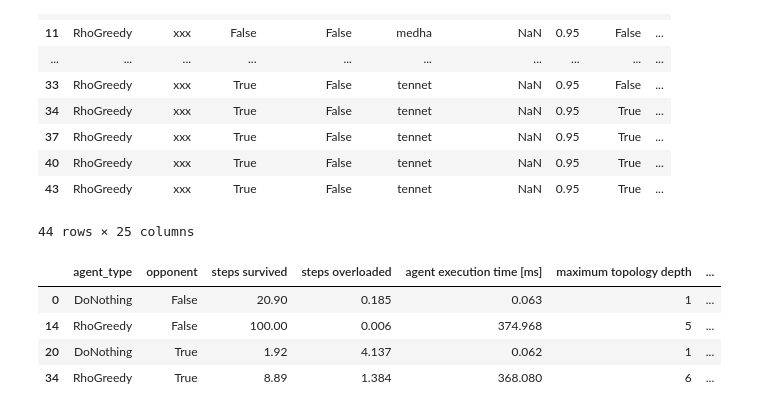
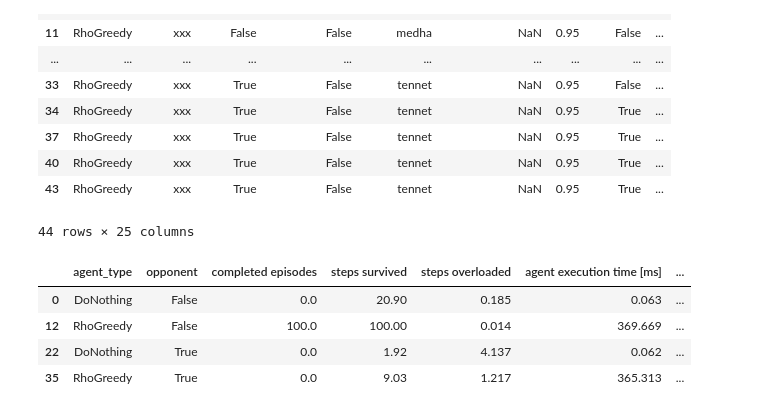
Before and after one commit to EricavanderSar/rl4pnc-survey, a Jupyter notebook: notebooks/SurveyPaper_OverviewTables.ipynb, the cells around one changed output. Cells and saved outputs as stored; diff of their text form; code cells hidden in the pictures.

```diff
--- a/notebooks/SurveyPaper_OverviewTables.ipynb
+++ b/notebooks/SurveyPaper_OverviewTables.ipynb
@@ -46,7 +48,7 @@ df_RLbaselines[df_RLbaselines["agent_id"]=="CustomPPO_old_env_8893043_86a8c"]
 # %%
 heur_path = os.path.join(path, "Greedy_DN")
 df_heur = pd.read_csv(os.path.join(heur_path, file_name_summ_data))
-df_heur = df_heur.sort_values(['opponent', 'action space',], ascending=[True, True])
+df_heur = df_heur.sort_values(['opponent', 'action space'], ascending=[True, True])
 df_heur
 # %% [output]
 |  | agent_type | agent_id | opponent | train_opponent | action space | observation space | AT | line_reco | ... |
@@ -70,22 +72,24 @@ df_heur
 # %%
 measures = ['agent_type',
             'opponent',
             # 'action space',
+            'completed episodes',
             'steps survived',
             'steps overloaded',
             'agent execution time [ms]',
             'maximum topology depth',
             'unique actions',
             'unique lines in danger',
             'unqique subs changed',
             'substations changed'
            ]
 filter_dn_base = ((df_heur['agent_type'] == "DoNothing") & ~(df_heur['line_reco']) & ~(df_heur['line_disc']))
-filter_greedy_base = ((df_heur['agent_type'] == "RhoGreedy") & (df_heur['action space'] == "medha") & (df_heur['line_reco']) & ~(df_heur['line_disc']) & (df_heur['reset_topo']!=2.0) )
-df_heur.loc[(filter_dn_base | filter_greedy_base), measures]
+filter_greedy_base = ((df_heur['agent_type'] == "RhoGreedy") & (df_heur['action space'] == "medha") & (df_heur['line_reco']) & ~(df_heur['line_disc']) & (df_heur['reset_topo']==2.0) )
+base_heur = df_heur.loc[(filter_dn_base | filter_greedy_base), measures]
+base_heur
 # %% [output]
-|  | agent_type | opponent | steps survived | steps overloaded | agent execution time [ms] | maximum topology depth | ... |
-| 0 | DoNothing | False | 20.90 | 0.185 | 0.063 | 1 | ... |
-| 14 | RhoGreedy | False | 100.00 | 0.006 | 374.968 | 5 | ... |
-| 20 | DoNothing | True | 1.92 | 4.137 | 0.062 | 1 | ... |
-| 34 | RhoGreedy | True | 8.89 | 1.384 | 368.080 | 6 | ... |
+|  | agent_type | opponent | completed episodes | steps survived | steps overloaded | agent execution time [ms] | ... |
+| 0 | DoNothing | False | 0.0 | 20.90 | 0.185 | 0.063 | ... |
+| 12 | RhoGreedy | False | 100.0 | 100.00 | 0.014 | 369.669 | ... |
+| 22 | DoNothing | True | 0.0 | 1.92 | 4.137 | 0.062 | ... |
+| 35 | RhoGreedy | True | 0.0 | 9.03 | 1.217 | 365.313 | ... |
```
Also changed, not shown: parts of 8 cells of this notebook, 2 other files.
